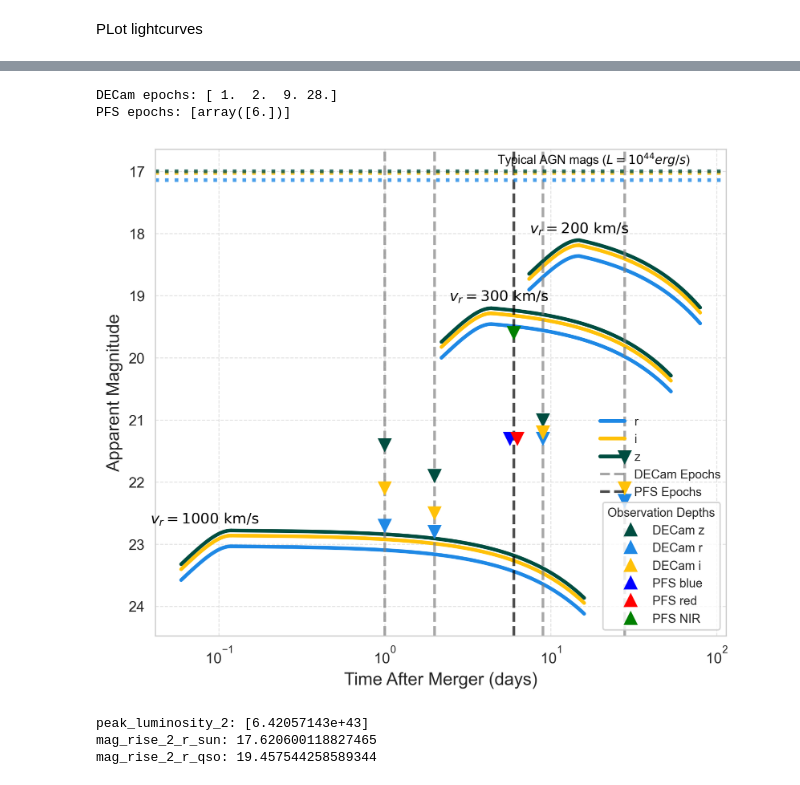
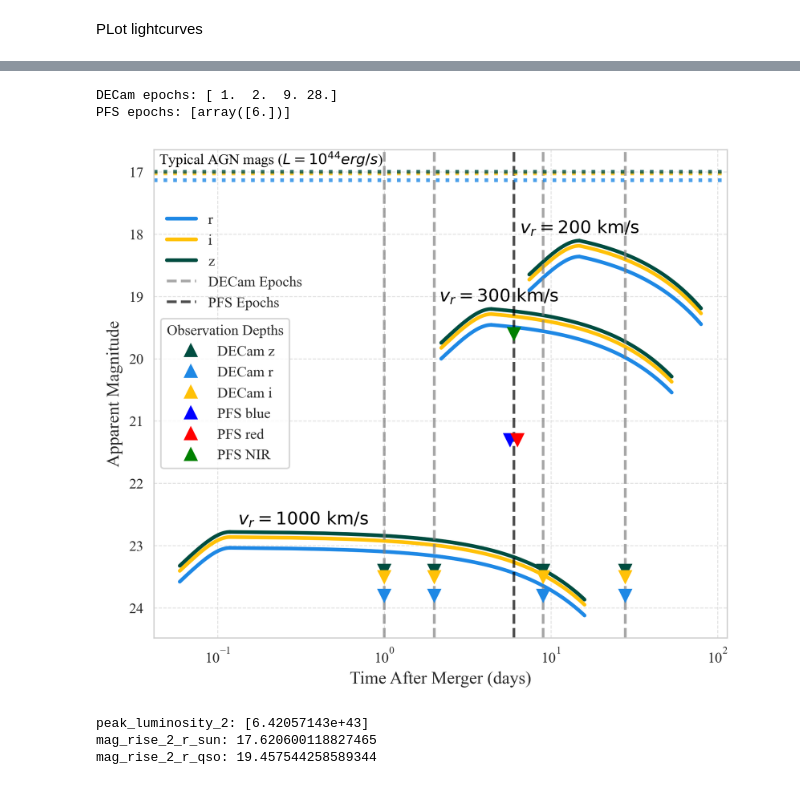
Before and after one commit to simran2296/DESGW_PFS_lcs, a Jupyter notebook: S250328ae/S250328ae_lcs.ipynb, the cells around one changed output, grey strips where cells are left out. Saved outputs shown, nothing was run; the diff lists cells and outputs as text; code cells hidden in the pictures.

Commit message:
Minor updates to plotting styles

```diff
--- a/S250328ae/S250328ae_lcs.ipynb
+++ b/S250328ae/S250328ae_lcs.ipynb
@@ -643,11 +643,18 @@ pfs_epochs_list , pfs_epochs
 S250328ae: [6.]
 ([array([6.])], {'S250328ae': array([6.])})
 # %%
-values_decam = [
+'''values_decam = [
     {"z": 21.4, "r": 22.7, "i": 22.1},
     {"z": 21.9, "r": 22.8, "i": 22.5},
     {"z": 21.0, "r": 21.3, "i": 21.2},
     {"z": 21.6, "r": 22.3, "i": 22.1},
+]'''
+#The $3\sigma$ limiting magnitudes of variability for detected transients in the DECam observations
+values_decam = [
+    {"z": 23.4, "r": 23.8, "i": 23.5},
+    {"z": 23.4, "r": 23.8, "i": 23.5},
+    {"z": 23.4, "r": 23.8, "i": 23.5},
+    {"z": 23.4, "r": 23.8, "i": 23.5},
 ]
 values_pfs = [
     {"blue": 21.3, "red": 21.3, "nir": 19.6}
@@ -800,4 +807,15 @@ Wall time: 6.06 ms
 # %%
+plt.rcParams.update({
+
+    "font.family": "serif",  # or "sans-serif" or "monospace"
+    "font.serif": ["Times New Roman"],
+    "axes.labelsize": 12,
+    "font.size": 12,
+    "legend.fontsize": 10,
+    "xtick.labelsize": 10,
+    "ytick.labelsize": 10
+})
+
 fig, ax = plt.subplots(figsize=(7, 6), dpi=300)  # 1 row, 2 columns
 ax.plot(t_rise_1, mag_rise_1_r_qso, color='#1E88E5', linewidth=2.5, label='r')#, label='Weak Kick')#, linestyle=':', )
 ax.plot(t_fall_1, mag_fall_1_r_qso, color='#1E88E5', linewidth=2.5)#, linestyle=':')
@@ -843,7 +861,7 @@ ax.plot(t_fall_3, mag_fall_3_z_qso, color='#004D40', linewidth=2.5)
 ax.annotate(rf"$v_r = {vk3}\ \text{{km/s}}$", #\ \rho = 10^{{{np.log10(density):.1f}}}\ \text{{g/cm³}}$",
         xy=(t_rise_3[-1], mag_rise_3_z_qso[-1]),
         textcoords="offset points",
-        xytext=(-18, 5),
+        xytext=(50, 5),
         ha='center',
         fontsize='medium',
         color='black')
@@ -896,7 +914,7 @@ for band in ['r', 'i', 'z']: #['g', 'r', 'i', 'z']:
 ax.annotate('Typical AGN mags ($L=10^{44} erg/s$)',
         xy=(50, mags_agn['z']),
         textcoords="offset points",
-        xytext=(-50, 5),
+        xytext=(-270, 5),
         ha='center',
         fontsize='small',
         color='black')
@@ -911,8 +929,8 @@ ax.set_ylabel("Apparent Magnitude", fontsize=12)
 main_legend = ax.legend(
     frameon=False,
     fontsize='small',
-    bbox_to_anchor=(1.01, 0.26),   # same x, higher y
-    loc='lower right'              # align lower-right corners
+    loc='center left',            # same horizontal alignment
+    bbox_to_anchor=(0.0, 0.77)  # same x, but y shifted upward
 )
 ax.add_artist(main_legend)  # Add this explicitly so the second legend can be added too
 
@@ -940,39 +958,38 @@ for x in epochs[i]:
 print("DECam epochs:", epochs[i])
 print("PFS epochs:", pfs_epochs_list)
 for x in pfs_epochs_list:
     offset = 0.3
     mjd_epoch = float(x[0])  # extract the scalar from array([6.])
     ax.plot(mjd_epoch - offset, obs_depths_pfs[mjd_epoch]['blue'], color='blue', marker='v', markersize=8, label='PFS Blue-band Depth')
     ax.plot(mjd_epoch + offset, obs_depths_pfs[mjd_epoch]['red'], color='red', marker='v', markersize=8, label='PFS Red-band Depth')
     ax.plot(mjd_epoch, obs_depths_pfs[mjd_epoch]['nir'], color='green', marker='v', markersize=8, label='PFS NIR Depth')
 
-# --- Custom legend ---
+# Custom legend
 depth_legend_lines = [
     Line2D([0], [0], color=colors['z'], marker='^', linestyle='None', markersize=8, label='DECam z'),
     Line2D([0], [0], color=colors['r'], marker='^', linestyle='None', markersize=8, label='DECam r'),
     Line2D([0], [0], color=colors['i'], marker='^', linestyle='None', markersize=8, label='DECam i'),
     Line2D([0], [0], color='blue', marker='^', linestyle='None', markersize=8, label='PFS blue'),
     Line2D([0], [0], color='red', marker='^', linestyle='None', markersize=8, label='PFS red'),
     Line2D([0], [0], color='green', marker='^', linestyle='None', markersize=8, label='PFS NIR'),
 ]
 
-#depth_legend = ax.legend(handles=depth_legend_lines, loc='lower right', bbox_to_anchor=(0.26, 0.6), frameon=True, title="Observation Depths", fontsize='small', title_fontsize='small')
 depth_legend = ax.legend(
     handles=depth_legend_lines,
-    loc='lower right',          # corner inside the axes
-    bbox_to_anchor=(1, 0),      # anchor to the bottom-right of the axes
+    loc='center left',          # corner inside the axes
+    #bbox_to_anchor=(1, 1),      # anchor to the left side of middle
     frameon=True,
     title="Observation Depths",
     fontsize='small',
     title_fontsize='small'
 )
 
-plt.savefig(f'lightcurve_{event}.jpeg', bbox_inches='tight', dpi=300)
+plt.savefig(f'lightcurve_{event}.jpeg', bbox_inches='tight', dpi=600)
 plt.show()
 # %% [output]
 DECam epochs: [ 1.  2.  9. 28.]
 PFS epochs: [array([6.])]
-[figure, old version]
+[figure, new version]
 # %%
 print("peak_luminosity_2:", peak_luminosity_2)
 print("mag_rise_2_r_sun:", mag_rise_2_r_sun[-1])
```
Also changed, not shown: parts of 4 cells of this notebook, 2 other files.
